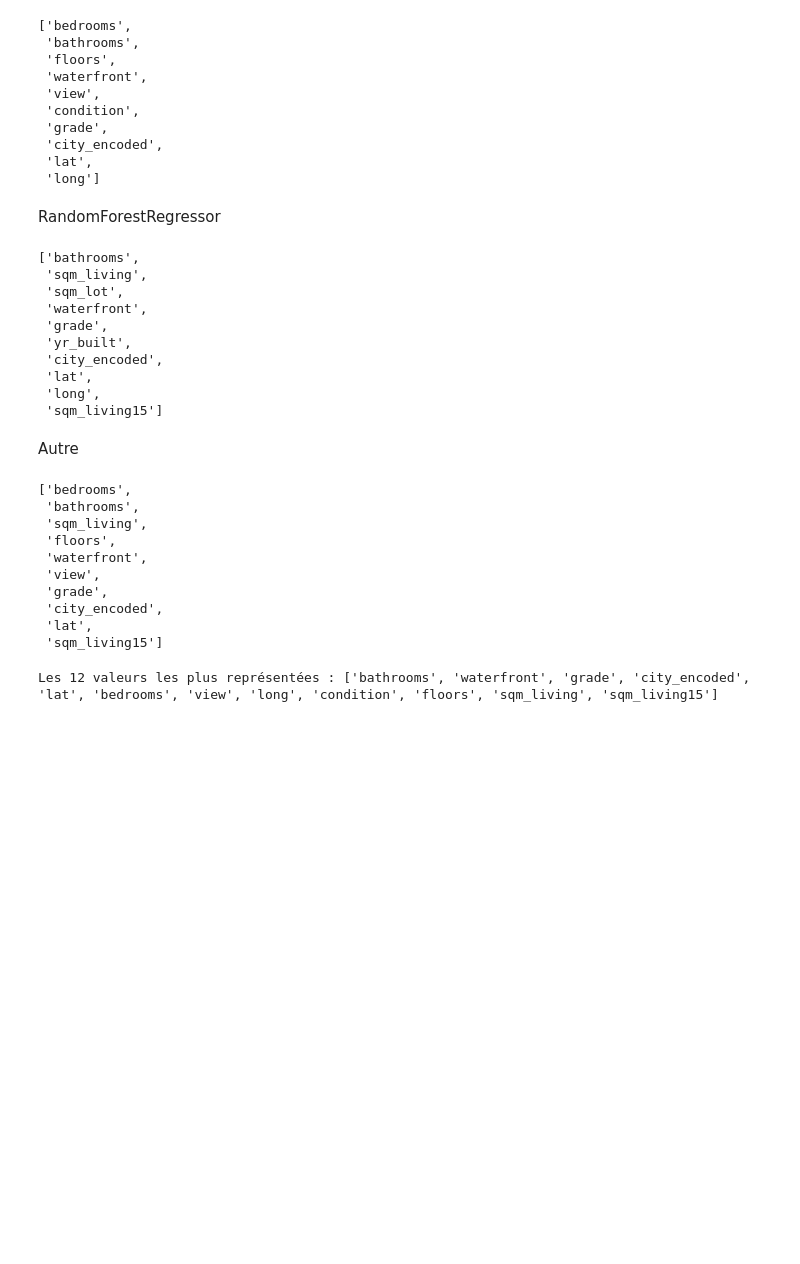
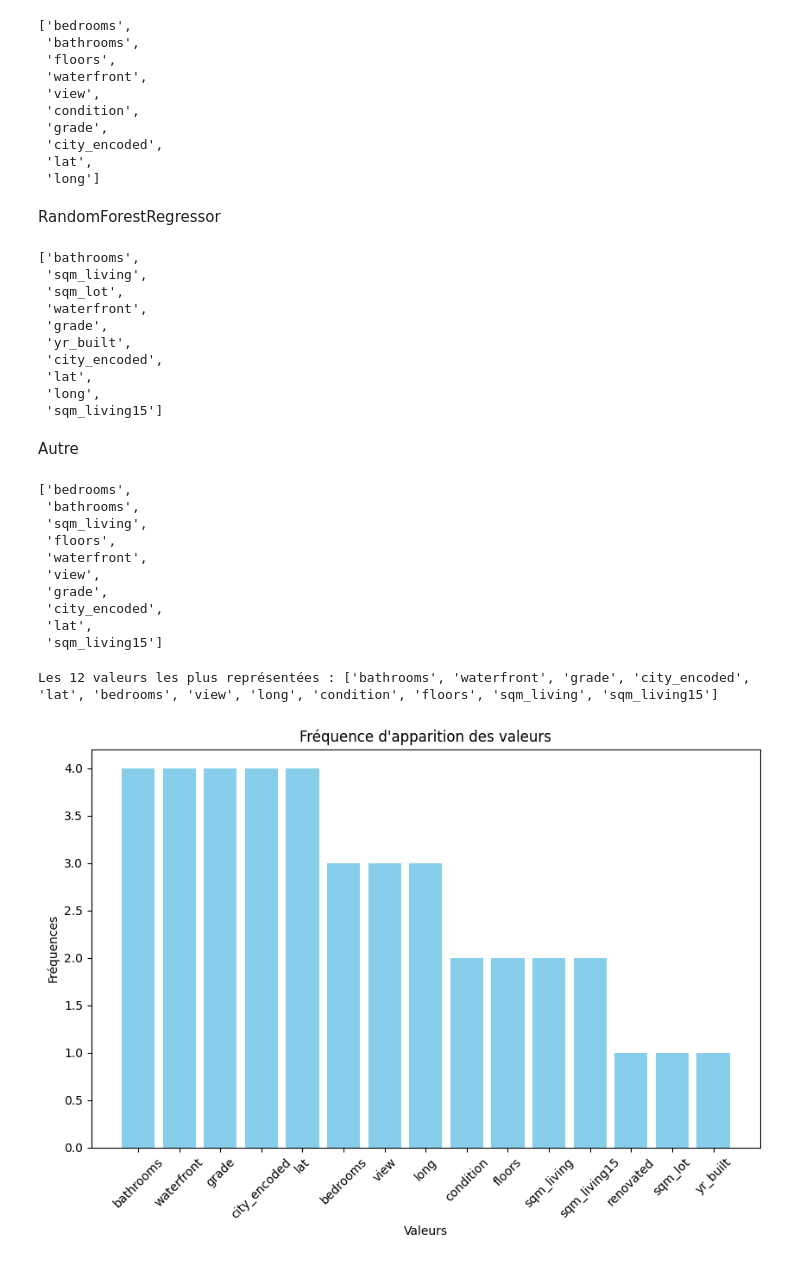
Before and after one commit to AurelPap/apartment-hunter, a Jupyter notebook: working_file_aurel/01_feature_selection.ipynb, the cells around one changed output. Drawn from its saved outputs; the diff is of its cells as text; code cells hidden in the pictures; blank space fills up the shorter version.

```diff
--- a/working_file_aurel/01_feature_selection.ipynb
+++ b/working_file_aurel/01_feature_selection.ipynb
@@ -211,7 +209,7 @@ for k in k_values:
     # Ajouter le score à la liste
     scores.append(score)
 
-    selector_RFE = RFE(ElasticNet(),
+    selector_RFE = RFE(RandomForestRegressor(),
                     step=1,
                     n_features_to_select = k)
 
@@ -239,7 +237,7 @@ sns.lineplot(data=results_df, x='k_values', y='scores', marker='o', label='Selec
 sns.lineplot(data=results_df, x='k_values', y='scores_RFE', marker='o', label='RFE')
 plt.xlabel('Nombre de caractéristiques sélectionnées')
 plt.ylabel('Score')
-plt.title('Score en fonction du nombre de caractéristiques sélectionnées')
+plt.title('Score en fonction du nombre de caractéristiques sélectionnées\nRandomForestRegressor')
 plt.grid(True)
 plt.legend()
 plt.show()
@@ -542,3 +536,18 @@ top_12_values = [value for value, _ in sorted_occurrences[:12]]
 print("Les 12 valeurs les plus représentées :", top_12_values)
 # %% [output]
 Les 12 valeurs les plus représentées : ['bathrooms', 'waterfront', 'grade', 'city_encoded', 'lat', 'bedrooms', 'view', 'long', 'condition', 'floors', 'sqm_living', 'sqm_living15']
+# %%
+# Extraire les valeurs et les fréquences
+values = [value for value, _ in sorted_occurrences]
+frequencies = [freq for _, freq in sorted_occurrences]
+
+# Créer un barplot
+plt.figure(figsize=(10, 6))
+plt.bar(values, frequencies, color='skyblue')
+plt.xlabel('Valeurs')
+plt.ylabel('Fréquences')
+plt.title('Fréquence d\'apparition des valeurs')
+plt.xticks(rotation=45)  # Rotation des étiquettes de l'axe des x pour une meilleure lisibilité
+plt.show()
+# %% [output]
+[figure, added]
```
Also changed, not shown: parts of 4 cells of this notebook.
